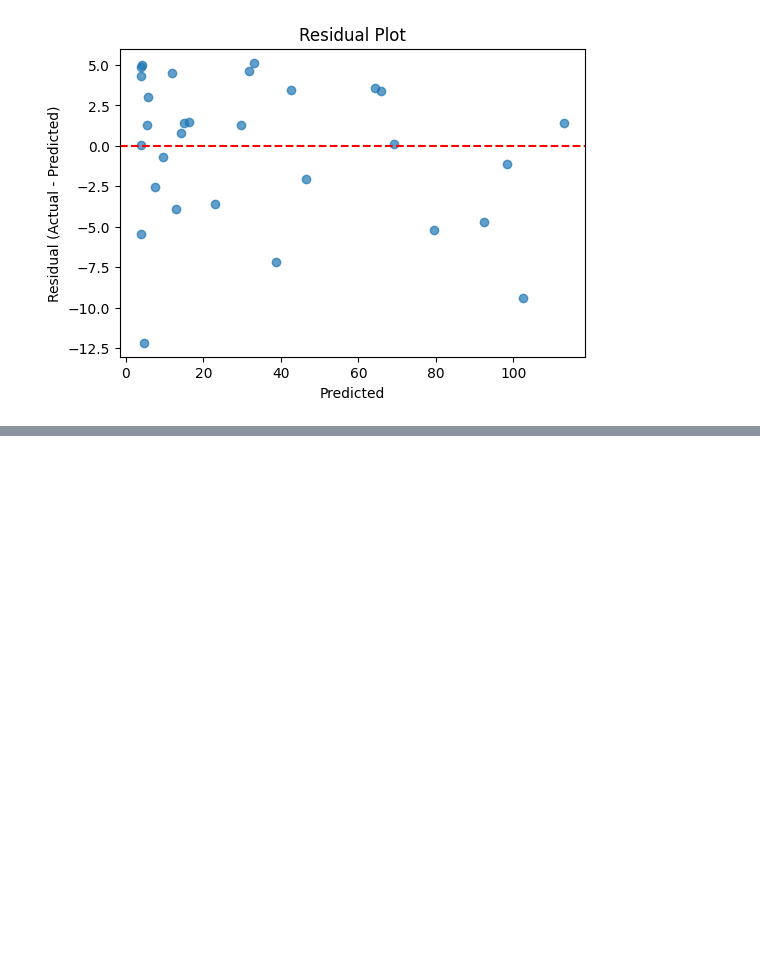
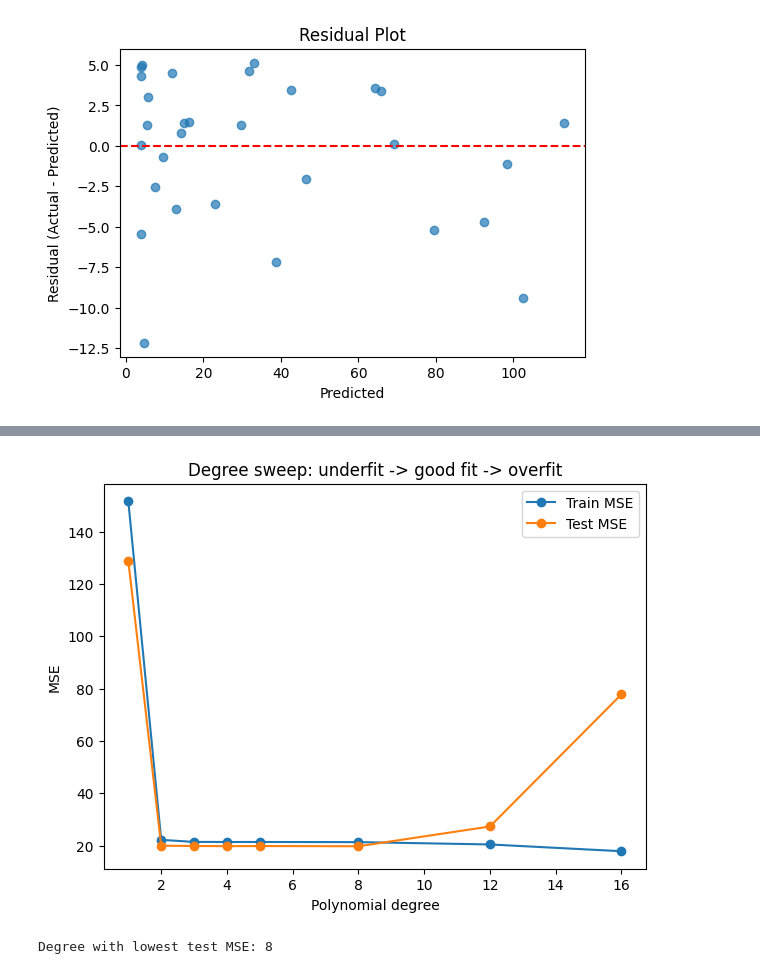
Before and after one commit to yash27007/python-bootcamp, a Jupyter notebook: 05-machine-learning/03-polynomial-regression/polynomial-regression.ipynb, the cells around one changed output, grey strips where cells are left out. Cells and saved outputs as stored; diff of their text form; code cells hidden in the pictures; blank space fills up the shorter version.

Commit message:
Phase 1 Task 2: first-principles retrofit — linear regression, polynomial regression, regularization

```diff
--- a/05-machine-learning/03-polynomial-regression/polynomial-regression.ipynb
+++ b/05-machine-learning/03-polynomial-regression/polynomial-regression.ipynb
@@ -106,0 +148,18 @@ plt.show()
+# %%
+degrees = [1, 2, 3, 4, 5, 8, 12, 16]
+train_errors, test_errors = [], []
+
+for d in degrees:
+    pipe = Pipeline(
+        steps=[
+            ("scaler", StandardScaler()),
+            ("poly", PolynomialFeatures(degree=d, include_bias=False)),
+            ("lin_reg", LinearRegression()),
+        ]
+    )
+    pipe.fit(X_train, y_train)
+    train_errors.append(mean_squared_error(y_train, pipe.predict(X_train)))
+    test_errors.append(mean_squared_error(y_test, pipe.predict(X_test)))
+
+for d, tr, te in zip(degrees, train_errors, test_errors):
+    print(f"degree={d:>2}  train_mse={tr:9.2f}  test_mse={te:9.2f}")
@@ -106,0 +175,15 @@ plt.show()
+# %%
+plt.figure(figsize=(7, 5))
+plt.plot(degrees, train_errors, marker="o", label="Train MSE")
+plt.plot(degrees, test_errors, marker="o", label="Test MSE")
+plt.xlabel("Polynomial degree")
+plt.ylabel("MSE")
+plt.title("Degree sweep: underfit -> good fit -> overfit")
+plt.legend()
+plt.show()
+
+best_degree = degrees[int(np.argmin(test_errors))]
+print("Degree with lowest test MSE:", best_degree)
+# %% [output]
+[figure, added]
+Degree with lowest test MSE: 8
```
Also changed, not shown: parts of 5 cells of this notebook, 5 other files.
